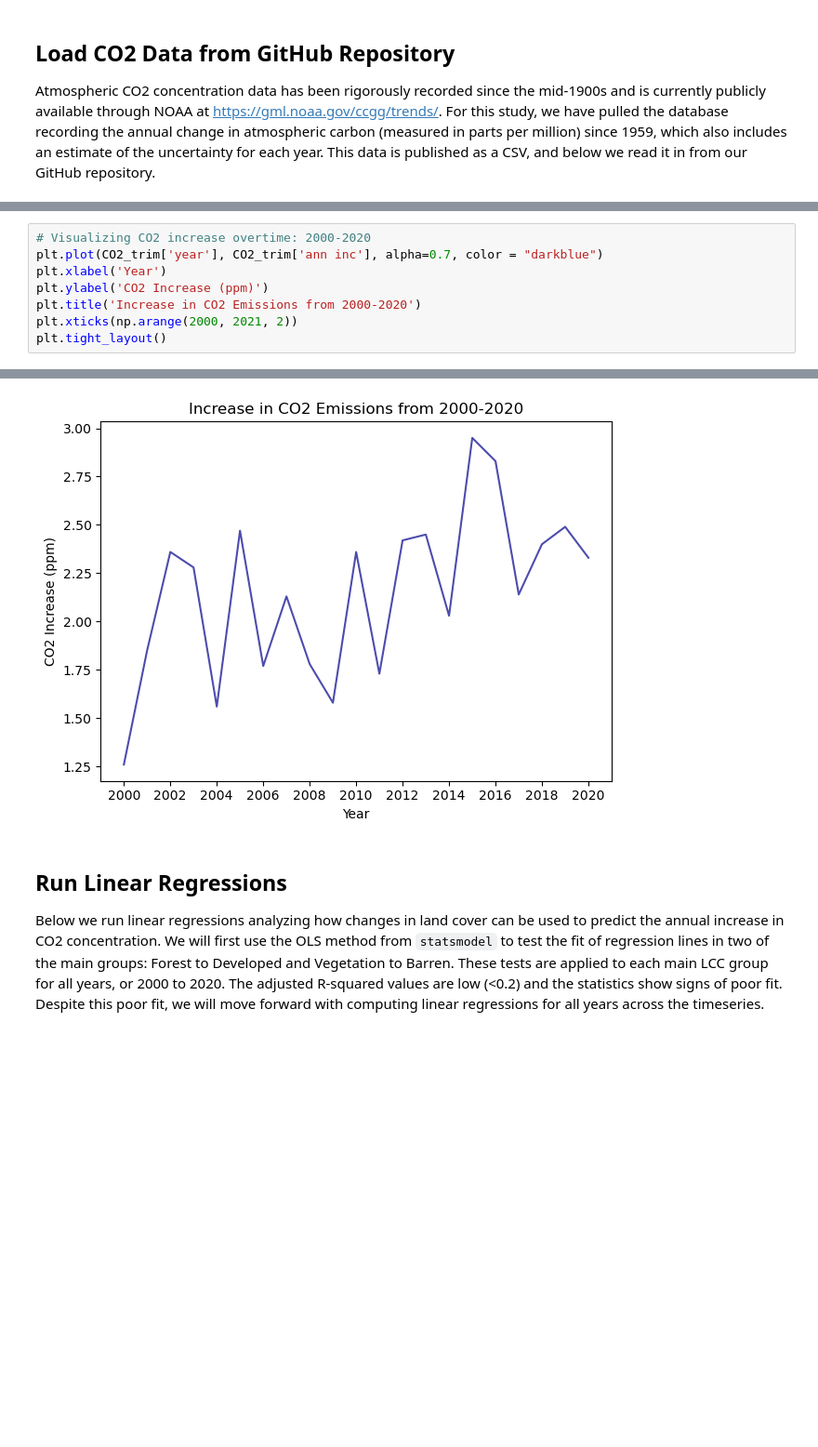
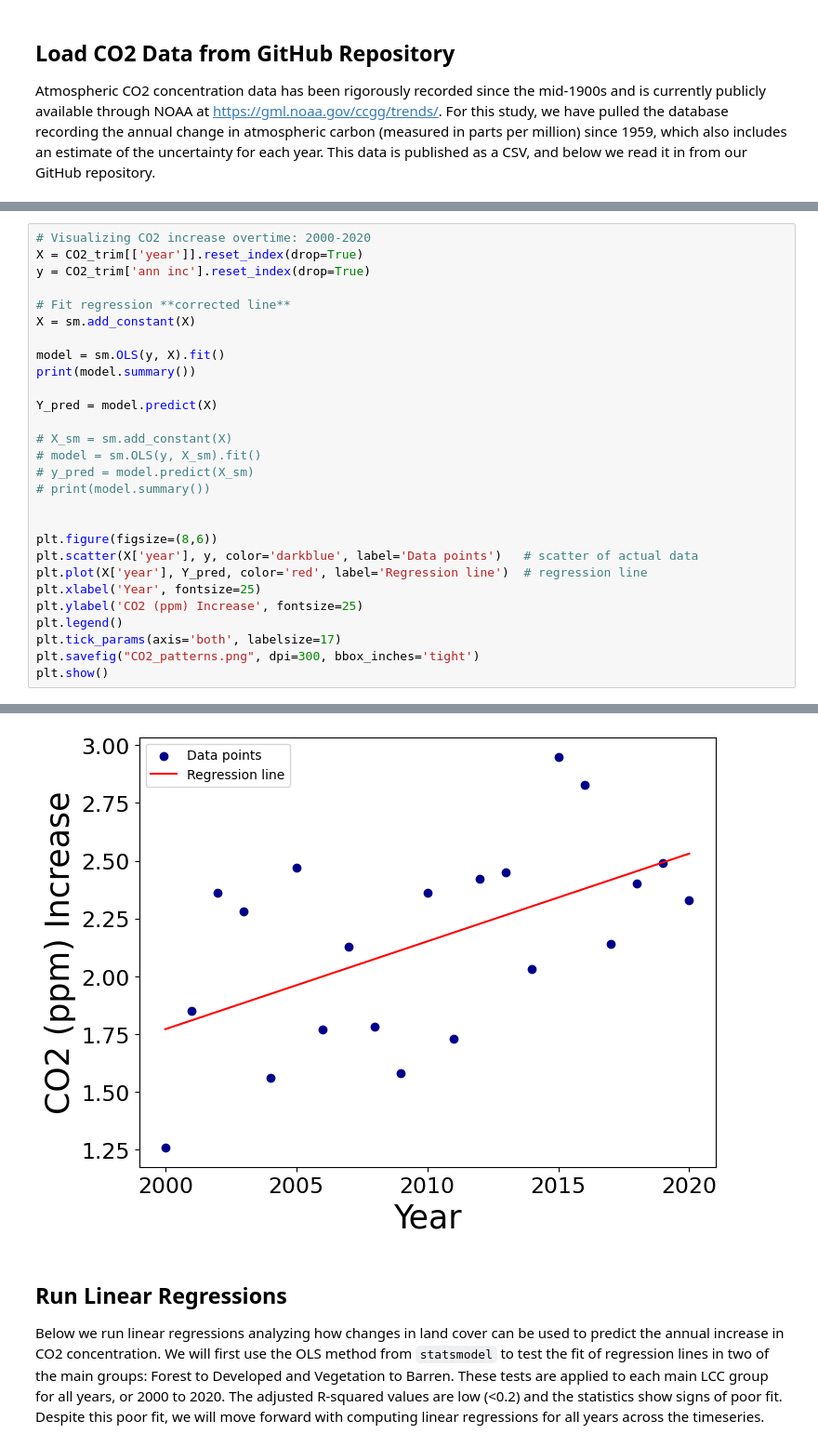
Before and after one commit to lilykarg/biosquad, a Jupyter notebook: biosquad_11_23.ipynb, the cells around one changed output, grey strips where cells are left out. Shown at 93% size. Saved outputs shown, nothing was run; the diff lists cells and outputs as text; blank space fills up the shorter version.

```diff
--- a/biosquad_11_23.ipynb
+++ b/biosquad_11_23.ipynb
@@ -334,9 +359,29 @@ CO2_trim = CO2_trim[CO2_trim['year']<2021]
 # %%
 # Visualizing CO2 increase overtime: 2000-2020
-plt.plot(CO2_trim['year'], CO2_trim['ann inc'], alpha=0.7, color = "darkblue")
-plt.xlabel('Year')
-plt.ylabel('CO2 Increase (ppm)')
-plt.title('Increase in CO2 Emissions from 2000-2020')
-plt.xticks(np.arange(2000, 2021, 2))
-plt.tight_layout()
+X = CO2_trim[['year']].reset_index(drop=True)
+y = CO2_trim['ann inc'].reset_index(drop=True)
+
+# Fit regression **corrected line**
+X = sm.add_constant(X)
+
+model = sm.OLS(y, X).fit()
+print(model.summary())
+
+Y_pred = model.predict(X)
+
+# X_sm = sm.add_constant(X)
+# model = sm.OLS(y, X_sm).fit()
+# y_pred = model.predict(X_sm)
+# print(model.summary())
+
+
+plt.figure(figsize=(8,6))
+plt.scatter(X['year'], y, color='darkblue', label='Data points')   # scatter of actual data
+plt.plot(X['year'], Y_pred, color='red', label='Regression line')  # regression line
+plt.xlabel('Year', fontsize=25)
+plt.ylabel('CO2 (ppm) Increase', fontsize=25)
+plt.legend()
+plt.tick_params(axis='both', labelsize=17)
+plt.savefig("CO2_patterns.png", dpi=300, bbox_inches='tight')
+plt.show()
 # %% [output]
@@ -343,4 +405,4 @@ plt.tight_layout()
-[figure, old version]
+[figure, new version]
 # %% [markdown]
 ## **Run Linear Regressions**
 
```
Also changed, not shown: parts of 8 cells of this notebook.
